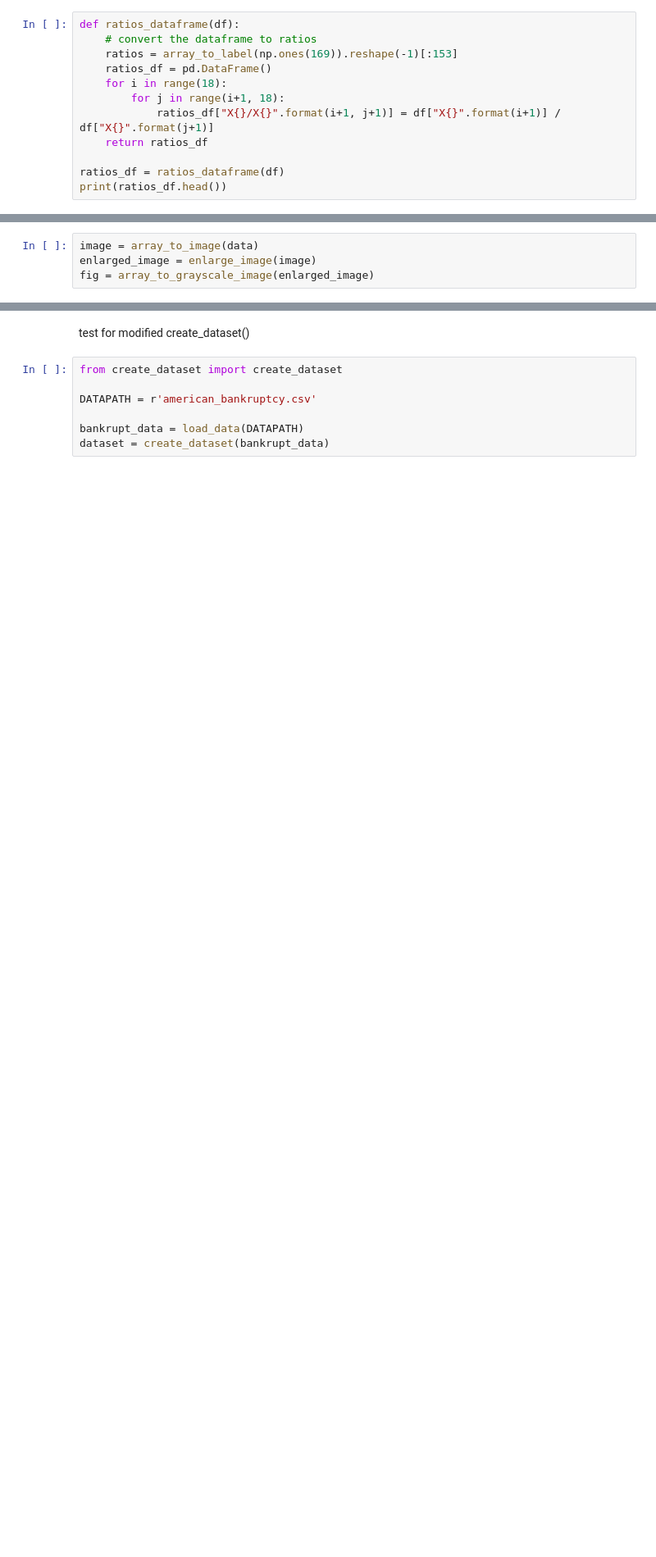
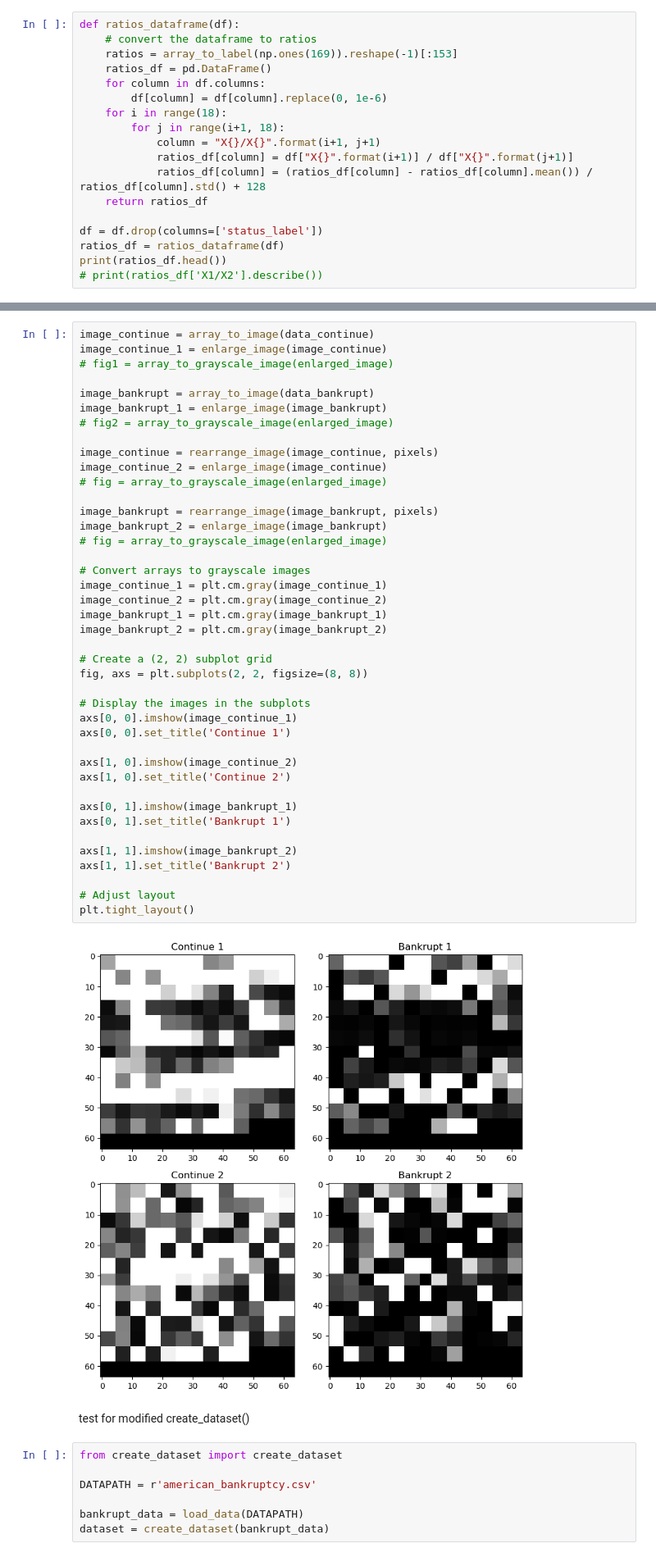
Before and after one commit to MichaelYuan2/Interpretation-DNN, a Jupyter notebook: data_processing.ipynb, the cells around one changed output, grey strips where cells are left out. Shown: that part at 82% size. Drawn from its saved outputs; the diff is of its cells as text; blank space fills up the shorter version.

```diff
--- a/data_processing.ipynb
+++ b/data_processing.ipynb
@@ -55,11 +84,17 @@ def ratios_dataframe(df):
     # convert the dataframe to ratios
     ratios = array_to_label(np.ones(169)).reshape(-1)[:153]
     ratios_df = pd.DataFrame()
+    for column in df.columns:
+        df[column] = df[column].replace(0, 1e-6)
     for i in range(18):
         for j in range(i+1, 18):
-            ratios_df["X{}/X{}".format(i+1, j+1)] = df["X{}".format(i+1)] / df["X{}".format(j+1)]
+            column = "X{}/X{}".format(i+1, j+1)
+            ratios_df[column] = df["X{}".format(i+1)] / df["X{}".format(j+1)]
+            ratios_df[column] = (ratios_df[column] - ratios_df[column].mean()) / ratios_df[column].std() + 128
     return ratios_df
 
+df = df.drop(columns=['status_label'])
 ratios_df = ratios_dataframe(df)
 print(ratios_df.head())
+# print(ratios_df['X1/X2'].describe())
 # %% [output]
@@ -125,7 +160,3 @@ def enlarge_image(image_array, new_size=(64, 64)):
     enlarged_image_array = np.array(enlarged_image_pil)
 
     return enlarged_image_array
-# %%
-image = array_to_image(data)
-enlarged_image = enlarge_image(image)
-fig = array_to_grayscale_image(enlarged_image)
@@ -147,3 +170,46 @@ fig = array_to_grayscale_image(enlarged_image)
+# %%
+image_continue = array_to_image(data_continue)
+image_continue_1 = enlarge_image(image_continue)
+# fig1 = array_to_grayscale_image(enlarged_image)
+
+image_bankrupt = array_to_image(data_bankrupt)
+image_bankrupt_1 = enlarge_image(image_bankrupt)
+# fig2 = array_to_grayscale_image(enlarged_image)
+
+image_continue = rearrange_image(image_continue, pixels)
+image_continue_2 = enlarge_image(image_continue)
+# fig = array_to_grayscale_image(enlarged_image)
+
+image_bankrupt = rearrange_image(image_bankrupt, pixels)
+image_bankrupt_2 = enlarge_image(image_bankrupt)
+# fig = array_to_grayscale_image(enlarged_image)
+
+# Convert arrays to grayscale images
+image_continue_1 = plt.cm.gray(image_continue_1)
+image_continue_2 = plt.cm.gray(image_continue_2)
+image_bankrupt_1 = plt.cm.gray(image_bankrupt_1)
+image_bankrupt_2 = plt.cm.gray(image_bankrupt_2)
+
+# Create a (2, 2) subplot grid
+fig, axs = plt.subplots(2, 2, figsize=(8, 8))
+
+# Display the images in the subplots
+axs[0, 0].imshow(image_continue_1)
+axs[0, 0].set_title('Continue 1')
+
+axs[1, 0].imshow(image_continue_2)
+axs[1, 0].set_title('Continue 2')
+
+axs[0, 1].imshow(image_bankrupt_1)
+axs[0, 1].set_title('Bankrupt 1')
+
+axs[1, 1].imshow(image_bankrupt_2)
+axs[1, 1].set_title('Bankrupt 2')
+
+# Adjust layout
+plt.tight_layout()
+# %% [output]
+[figure, added]
 # %% [markdown]
 test for modified create_dataset()
 # %%
```
Also changed, not shown: parts of 9 cells of this notebook, 1 other file.
